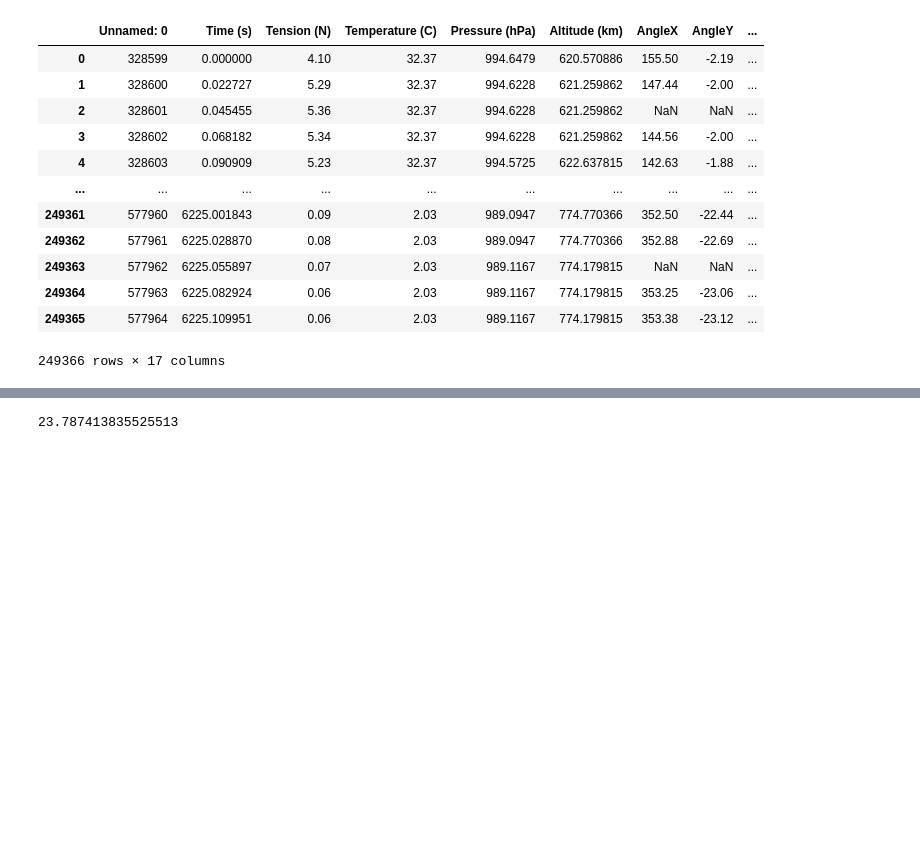
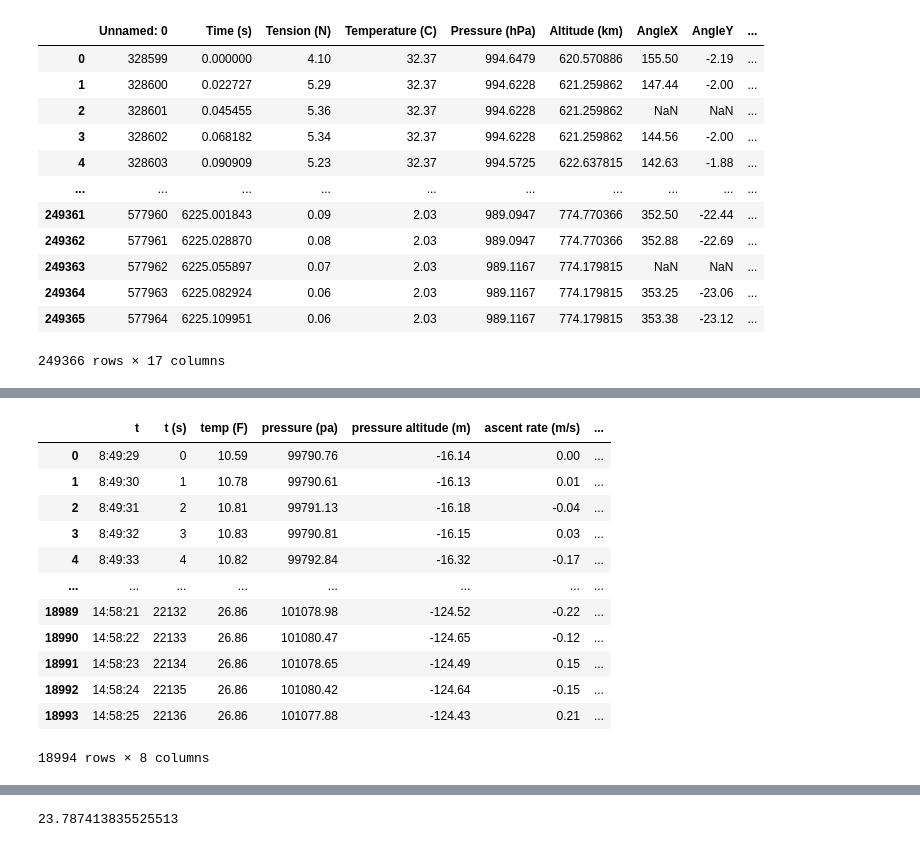
Before and after one commit to UMDBPP/TUFFcode, a Jupyter notebook: Data Analysis/data playground.ipynb, the cells around one changed output, grey strips where cells are left out. Cells and saved outputs as stored; diff of their text form; code cells hidden in the pictures; blank space fills up the shorter version.

```diff
--- a/Data Analysis/data playground.ipynb
+++ b/Data Analysis/data playground.ipynb
@@ -47,0 +70,23 @@ See the caveats in the documentation: https://pandas.pydata.org/pandas-docs/stab
+# %%
+import pandas as pd
+
+df_helios = pd.read_csv('Data/HELIOS_112.csv')
+
+df_helios = df_helios.drop(['Unnamed: 8', 'Unnamed: 9', 'Unnamed: 10', 'Unnamed: 11'], axis=1)
+df_helios['t (s)'] -= df_helios['t (s)'][0]
+
+df_helios
+# %% [output]
+|  | t | t (s) | temp (F) | pressure (pa) | pressure altitude (m) | ascent rate (m/s) | ... |
+| 0 | 8:49:29 | 0 | 10.59 | 99790.76 | -16.14 | 0.00 | ... |
+| 1 | 8:49:30 | 1 | 10.78 | 99790.61 | -16.13 | 0.01 | ... |
+| 2 | 8:49:31 | 2 | 10.81 | 99791.13 | -16.18 | -0.04 | ... |
+| 3 | 8:49:32 | 3 | 10.83 | 99790.81 | -16.15 | 0.03 | ... |
+| 4 | 8:49:33 | 4 | 10.82 | 99792.84 | -16.32 | -0.17 | ... |
+| ... | ... | ... | ... | ... | ... | ... | ... |
+| 18989 | 14:58:21 | 22132 | 26.86 | 101078.98 | -124.52 | -0.22 | ... |
+| 18990 | 14:58:22 | 22133 | 26.86 | 101080.47 | -124.65 | -0.12 | ... |
+| 18991 | 14:58:23 | 22134 | 26.86 | 101078.65 | -124.49 | 0.15 | ... |
+| 18992 | 14:58:24 | 22135 | 26.86 | 101080.42 | -124.64 | -0.15 | ... |
+| 18993 | 14:58:25 | 22136 | 26.86 | 101077.88 | -124.43 | 0.21 | ... |
+18994 rows × 8 columns
```
Also changed, not shown: parts of 5 cells of this notebook.
